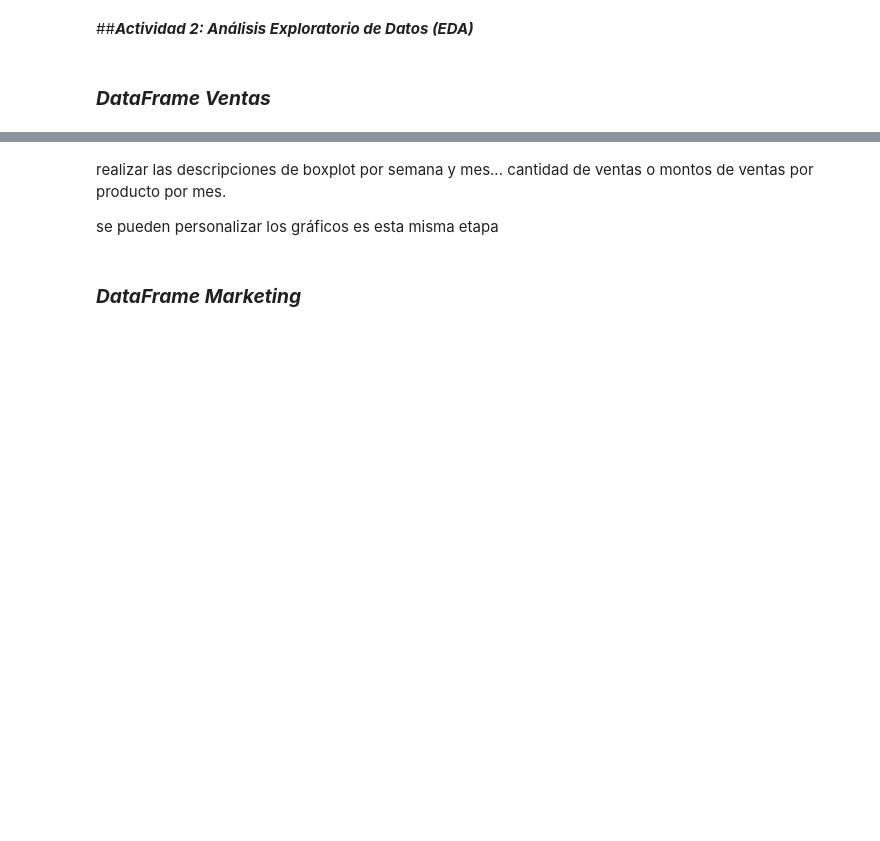
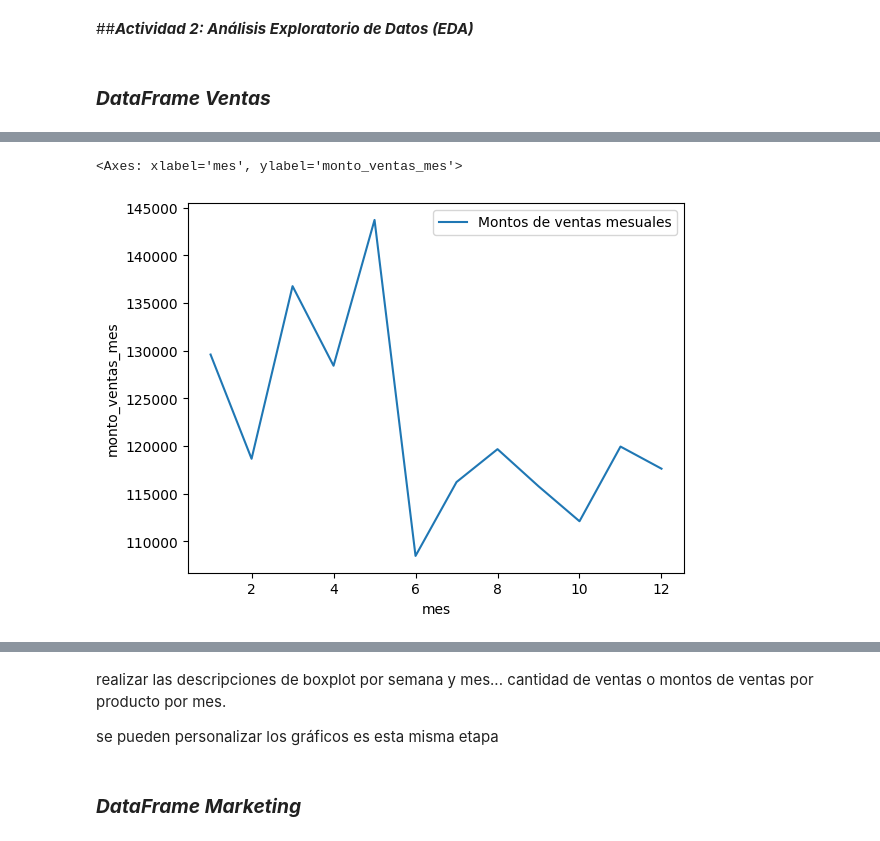
Before and after one commit to FedeM-Git/TT-2C2025-Data-Analitycs-Notebooks, a Jupyter notebook: Pre-Entrega_Maune/Pre-Entrega_Maune, Juan_Federico.ipynb, the cells around one changed output, grey strips where cells are left out. Drawn from its saved outputs; the diff is of its cells as text; code cells hidden in the pictures; blank space fills up the shorter version.

```diff
--- a/Pre-Entrega_Maune/Pre-Entrega_Maune, Juan_Federico.ipynb
+++ b/Pre-Entrega_Maune/Pre-Entrega_Maune, Juan_Federico.ipynb
@@ -1407,0 +1442,4 @@ df_marketing.groupby("canal")[["costo"]].describe()
+# %%
+montos_mes=df_ventas.groupby("mes", as_index=False).agg(monto_ventas_mes=("monto_venta", "sum"))
+
+montos_mes
@@ -1407,0 +1460,5 @@ df_marketing.groupby("canal")[["costo"]].describe()
+# %%
+sns.lineplot(data=montos_mes, x="mes", y="monto_ventas_mes", label="Montos de ventas mesuales")
+# %% [output]
+<Axes: xlabel='mes', ylabel='monto_ventas_mes'>
+[figure, added]
```
Also changed, not shown: parts of 17 cells of this notebook.
